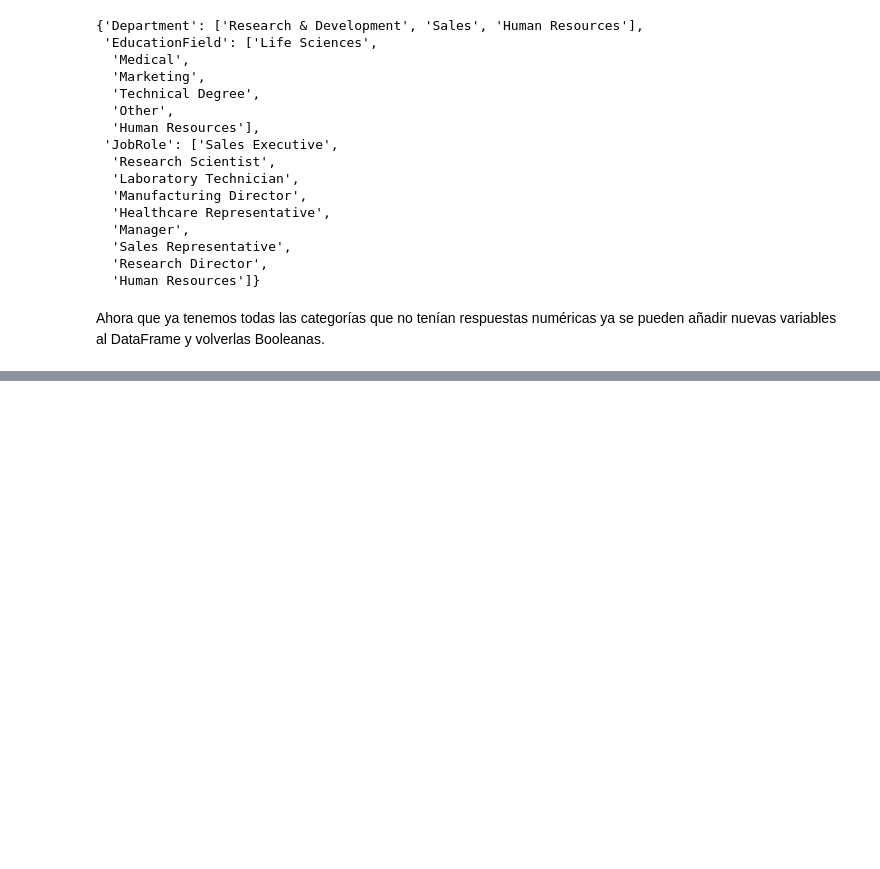
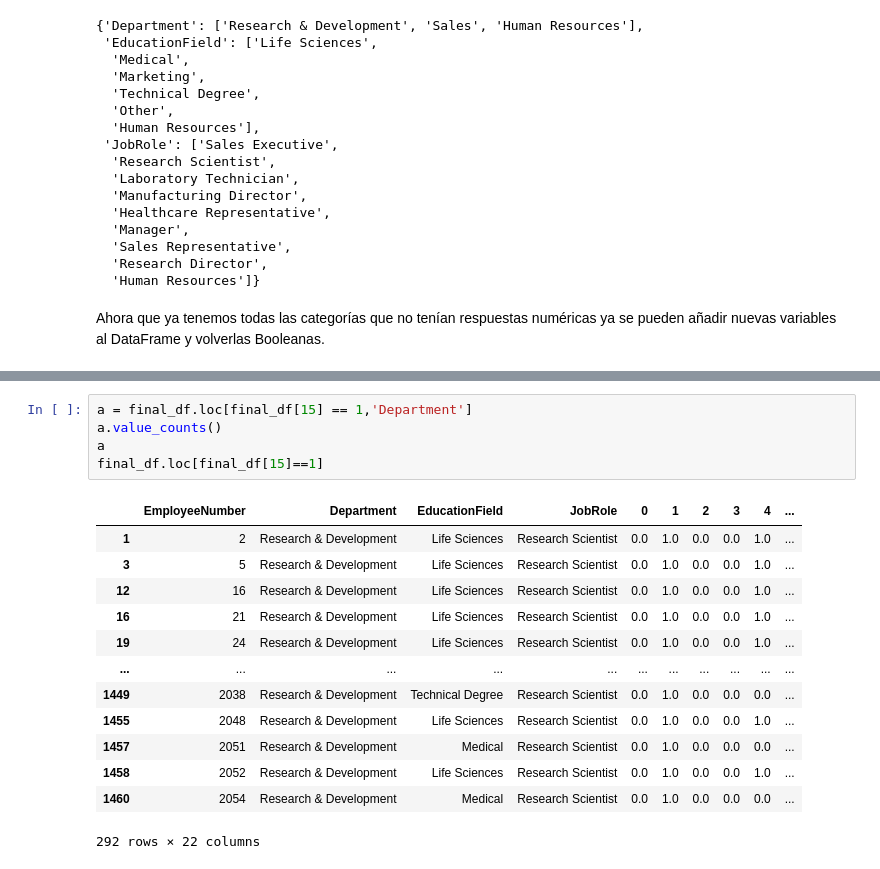
Before and after one commit to Bimex-es/Attrition, a Jupyter notebook: Coding/Machine_Learning_Python_TFM.ipynb, the cells around one changed output, grey strips where cells are left out. Cells and saved outputs as stored; diff of their text form; blank space fills up the shorter version.

```diff
--- a/Coding/Machine_Learning_Python_TFM.ipynb
+++ b/Coding/Machine_Learning_Python_TFM.ipynb
@@ -221,0 +227,19 @@ final_df
+# %%
+a = final_df.loc[final_df[15] == 1,'Department']
+a.value_counts()
+a
+final_df.loc[final_df[15]==1]
+# %% [output]
+|  | EmployeeNumber | Department | EducationField | JobRole | 0 | 1 | 2 | 3 | 4 | ... |
+| 1 | 2 | Research & Development | Life Sciences | Research Scientist | 0.0 | 1.0 | 0.0 | 0.0 | 1.0 | ... |
+| 3 | 5 | Research & Development | Life Sciences | Research Scientist | 0.0 | 1.0 | 0.0 | 0.0 | 1.0 | ... |
+| 12 | 16 | Research & Development | Life Sciences | Research Scientist | 0.0 | 1.0 | 0.0 | 0.0 | 1.0 | ... |
+| 16 | 21 | Research & Development | Life Sciences | Research Scientist | 0.0 | 1.0 | 0.0 | 0.0 | 1.0 | ... |
+| 19 | 24 | Research & Development | Life Sciences | Research Scientist | 0.0 | 1.0 | 0.0 | 0.0 | 1.0 | ... |
+| ... | ... | ... | ... | ... | ... | ... | ... | ... | ... | ... |
+| 1449 | 2038 | Research & Development | Technical Degree | Research Scientist | 0.0 | 1.0 | 0.0 | 0.0 | 0.0 | ... |
+| 1455 | 2048 | Research & Development | Life Sciences | Research Scientist | 0.0 | 1.0 | 0.0 | 0.0 | 1.0 | ... |
+| 1457 | 2051 | Research & Development | Medical | Research Scientist | 0.0 | 1.0 | 0.0 | 0.0 | 0.0 | ... |
+| 1458 | 2052 | Research & Development | Life Sciences | Research Scientist | 0.0 | 1.0 | 0.0 | 0.0 | 1.0 | ... |
+| 1460 | 2054 | Research & Development | Medical | Research Scientist | 0.0 | 1.0 | 0.0 | 0.0 | 0.0 | ... |
+292 rows × 22 columns
```
Also changed, not shown: parts of 28 cells of this notebook, 1 other file.
